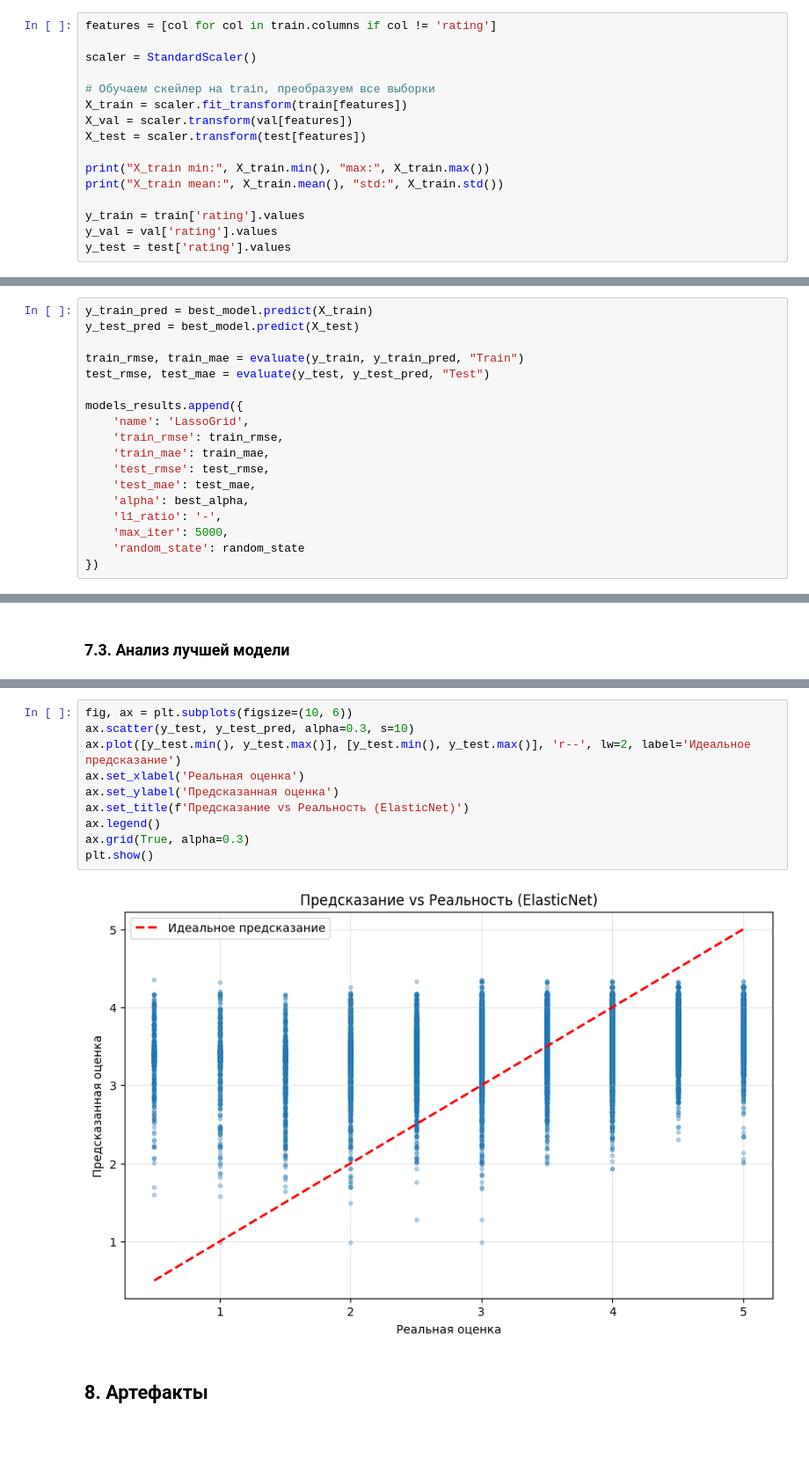
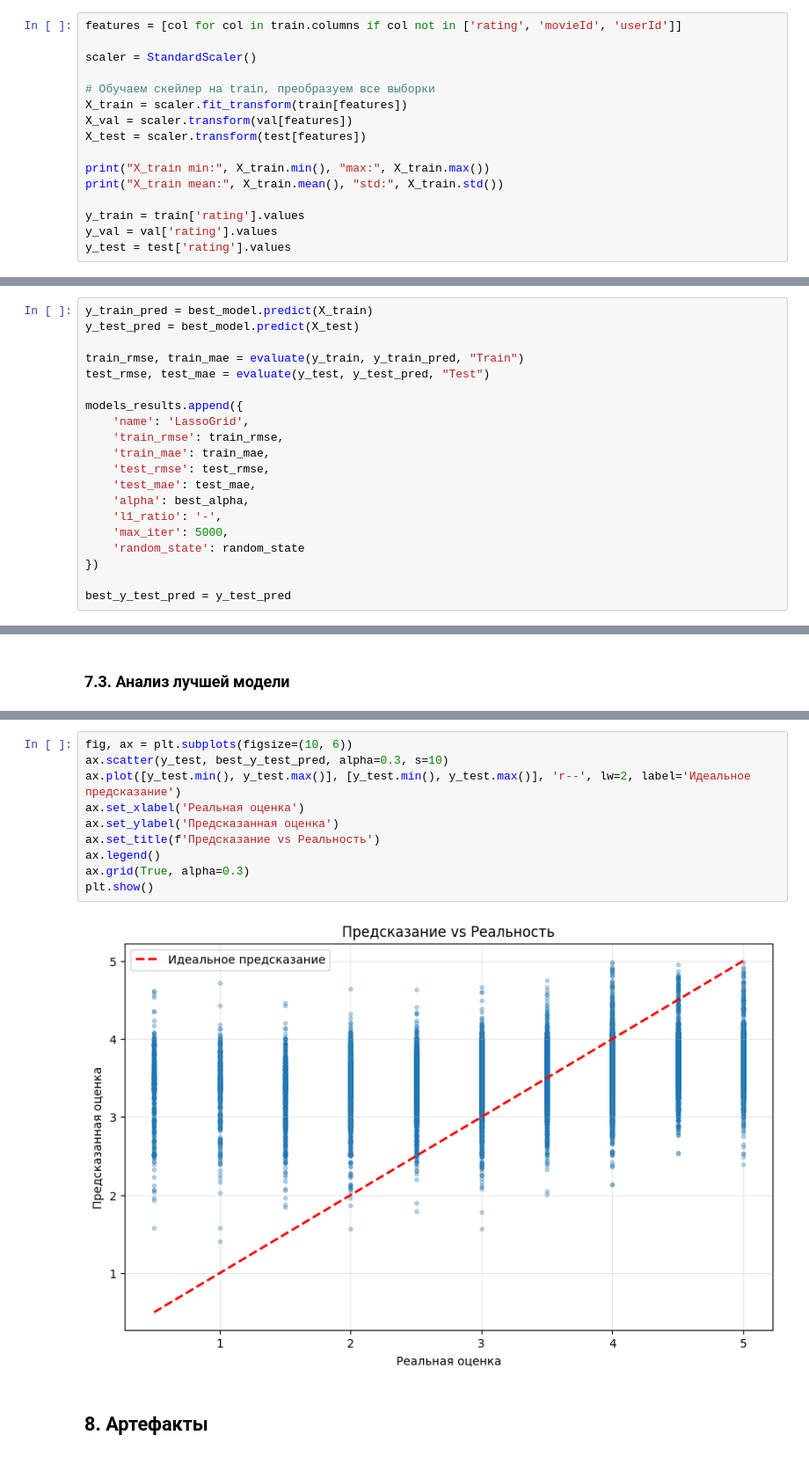
Before and after one commit to skeletonus/artificial-intelligence, a Jupyter notebook: project/notebooks/exp02_LinearRegression.ipynb, the cells around one changed output, grey strips where cells are left out. Shown at 88% size. Drawn from its saved outputs; the diff is of its cells as text.

```diff
--- a/project/notebooks/exp02_LinearRegression.ipynb
+++ b/project/notebooks/exp02_LinearRegression.ipynb
@@ -44,7 +44,7 @@ test (20168, 46)
 # %% [markdown]
 ### 1.3. Отделяем target и применяем scaller
 # %%
-features = [col for col in train.columns if col != 'rating']
+features = [col for col in train.columns if col not in ['rating', 'movieId', 'userId']]
 
 scaler = StandardScaler()
 
@@ -333,4 +333,6 @@ models_results.append({
     'max_iter': 5000,
     'random_state': random_state
 })
+
+best_y_test_pred = y_test_pred
 # %% [output]
@@ -520,15 +522,15 @@ test_mae: 0.8105363484015479
 # %%
 fig, ax = plt.subplots(figsize=(10, 6))
-ax.scatter(y_test, y_test_pred, alpha=0.3, s=10)
+ax.scatter(y_test, best_y_test_pred, alpha=0.3, s=10)
 ax.plot([y_test.min(), y_test.max()], [y_test.min(), y_test.max()], 'r--', lw=2, label='Идеальное предсказание')
 ax.set_xlabel('Реальная оценка')
 ax.set_ylabel('Предсказанная оценка')
-ax.set_title(f'Предсказание vs Реальность (ElasticNet)')
+ax.set_title(f'Предсказание vs Реальность')
 ax.legend()
 ax.grid(True, alpha=0.3)
 plt.show()
 # %% [output]
-[figure, old version]
+[figure, new version]
 # %% [markdown]
 ## 8. Артефакты
 # %%
```
Also changed, not shown: parts of 14 cells of this notebook, 17 other files.
